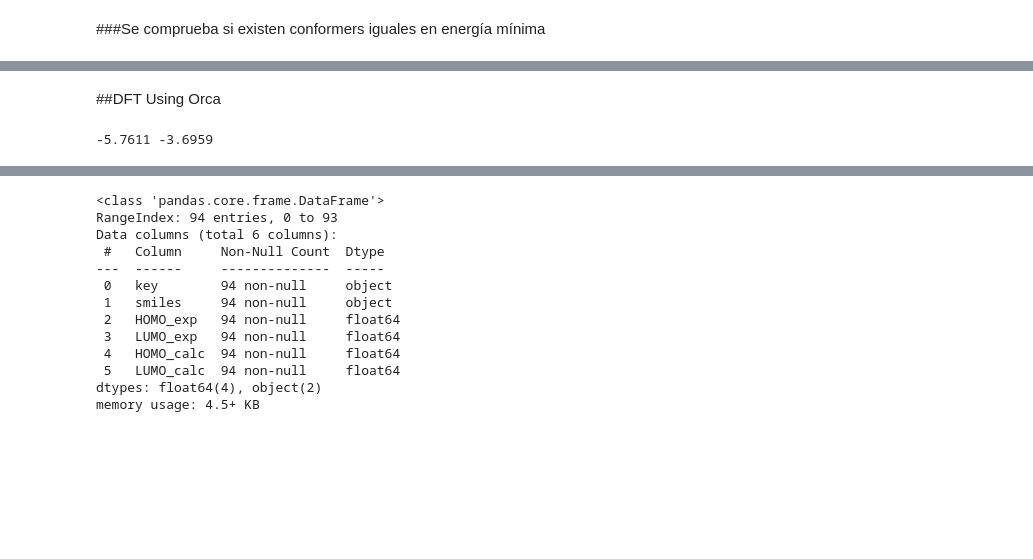
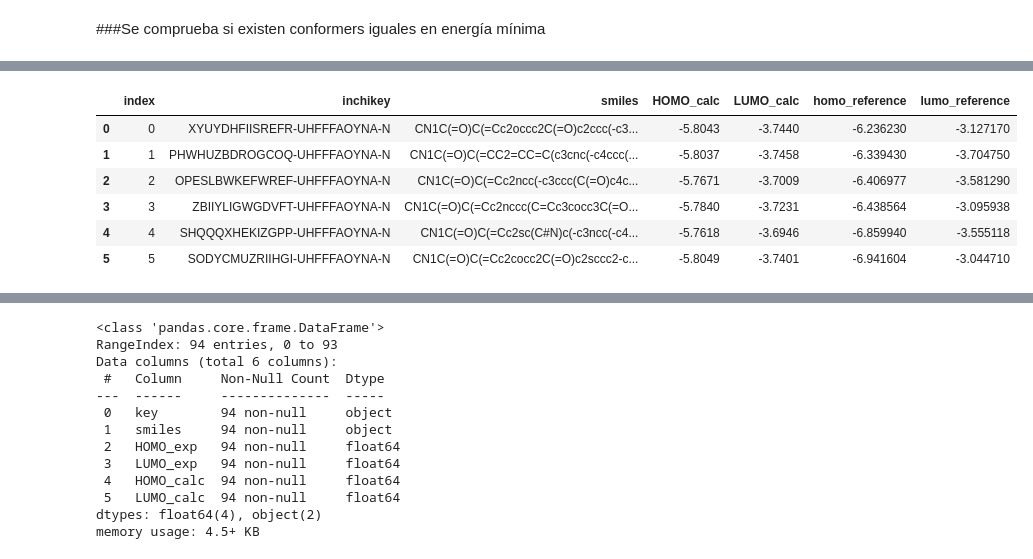
Before and after one commit to Drageloz/ML_unicordoba, a Jupyter notebook: src/projectSolarCellsOneCell.ipynb, the cells around one changed output, grey strips where cells are left out. Saved outputs shown, nothing was run; the diff lists cells and outputs as text; code cells hidden in the pictures; blank space fills up the shorter version.

```diff
--- a/src/projectSolarCellsOneCell.ipynb
+++ b/src/projectSolarCellsOneCell.ipynb
@@ -165,2 +288,0 @@ indexOfMinEnergy = energy_abs.index(min(energy_abs))
-# %% [markdown]
-##DFT Using Orca
@@ -220,45 +288,0 @@ os.system('cd /usr/src/app/docs/chemistry/orca_files/%s/ && %s' % (folder, comma
-# %%
-#
-#  valor para uno de los valores de energía de orbitales mostrado por Orca
-file = open(f"../docs/chemistry/orca_files/{folder}/{inpFile}.out", "r")
-
-texto = []
-f = str(file.readline())
-guardar = 0
-while f:
-    if f.find("NO   OCC          E(Eh)            E(eV)") != -1:
-        guardar = 1
-
-    if guardar == 1:
-        g = " ".join(f.split())
-        h = g.replace(" ",",")
-        texto.append(h.split(sep=','))
-        f = str(file.readline())
-        while f:
-            g = " ".join(f.split())
-            h = g.replace(" ",",")
-            texto.append(h.split(sep=','))
-            f = str(file.readline())
-            if f.find('****') != -1:
-                f = False
-        arreglo = np.array(texto)
-        #print(arreglo)
-        columns = ['NO','OCC','E(Eh)','E(eV)']
-        data = pd.DataFrame(data=np.row_stack(arreglo[1:-1]), columns=columns)
-
-    if f:
-        f = str(file.readline())
-
-
-
-for i in range(len(data)):
-    if int(float(data['OCC'][i])) == 0:
-        homo = data['E(eV)'][i-1]
-        lumo = data['E(eV)'][i]
-        break
-    else:
-        pass
-
-print(homo,lumo)
-# %% [output]
--5.7611 -3.6959
@@ -266,0 +289,16 @@ print(homo,lumo)
+# %%
+#data_array = []
+#
+#array = [dataOfAceptors.index[indice], dataOfAceptors.inchikey#[indice], dataOfAceptors.smiles[indice], homo, lumo]
+#data_array.append(array)
+#dataFrame = pd.DataFrame(data=data_array ,columns=['index', 'inchikey', 'smiles', 'HOMO_calc', 'LUMO_calc'])
+# ['index', 'inchikey', 'smiles', 'HOMO_calc', 'LUMO_calc', 'LUMO_calib', 'HOMO_calib', 'PCE_calc', 'Voc_calc', 'Jsc_calc', 'FF_calc', 'PCE_calib', 'Voc_calib', 'Jsc_calib', 'FF_calib']
+dataFrame
+# %% [output]
+|  | index | inchikey | smiles | HOMO_calc | LUMO_calc | homo_reference | lumo_reference |
+| 0 | 0 | XYUYDHFIISREFR-UHFFFAOYNA-N | CN1C(=O)C(=Cc2occc2C(=O)c2ccc(-c3... | -5.8043 | -3.7440 | -6.236230 | -3.127170 |
+| 1 | 1 | PHWHUZBDROGCOQ-UHFFFAOYNA-N | CN1C(=O)C(=CC2=CC=C(c3cnc(-c4ccc(... | -5.8037 | -3.7458 | -6.339430 | -3.704750 |
+| 2 | 2 | OPESLBWKEFWREF-UHFFFAOYNA-N | CN1C(=O)C(=Cc2ncc(-c3ccc(C(=O)c4c... | -5.7671 | -3.7009 | -6.406977 | -3.581290 |
+| 3 | 3 | ZBIIYLIGWGDVFT-UHFFFAOYNA-N | CN1C(=O)C(=Cc2nccc(C=Cc3cocc3C(=O... | -5.7840 | -3.7231 | -6.438564 | -3.095938 |
+| 4 | 4 | SHQQQXHEKIZGPP-UHFFFAOYNA-N | CN1C(=O)C(=Cc2sc(C#N)c(-c3ncc(-c4... | -5.7618 | -3.6946 | -6.859940 | -3.555118 |
+| 5 | 5 | SODYCMUZRIIHGI-UHFFFAOYNA-N | CN1C(=O)C(=Cc2cocc2C(=O)c2sccc2-c... | -5.8049 | -3.7401 | -6.941604 | -3.044710 |
```
Also changed, not shown: parts of 12 cells of this notebook, 3 other files.
